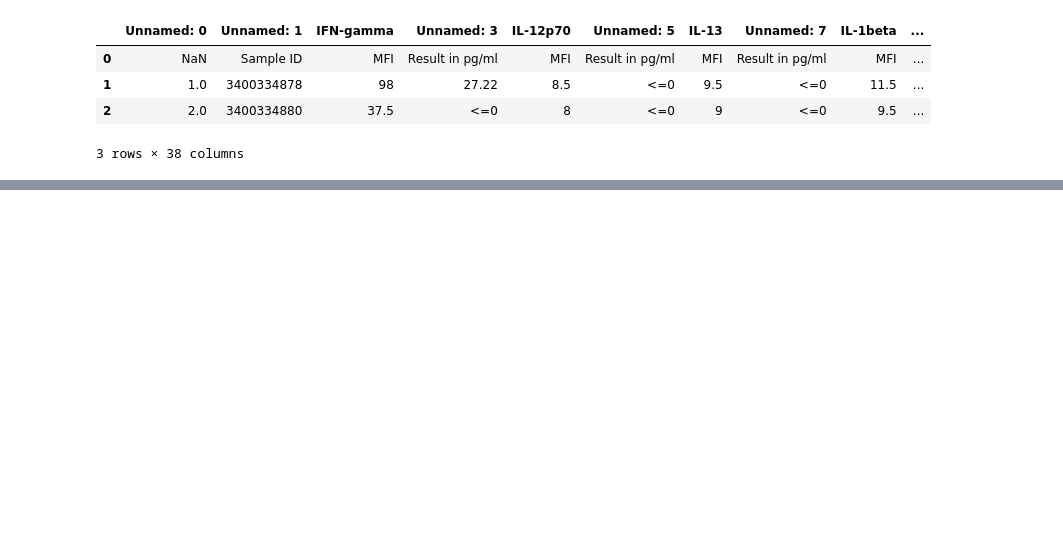
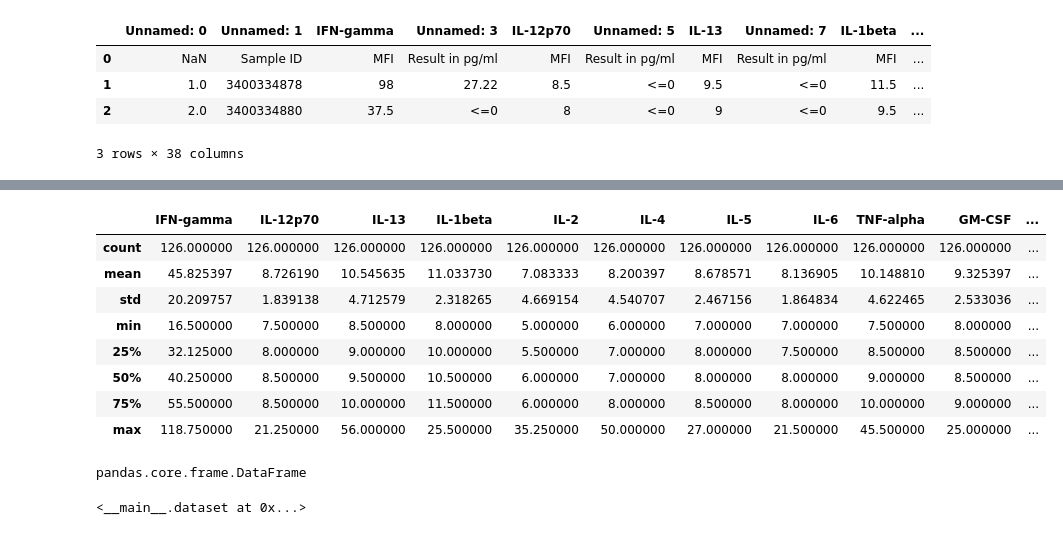
Before and after one commit to ppptrice/DATA440_Project, a Jupyter notebook: test_generate_data.ipynb, the cells around one changed output, grey strips where cells are left out. Saved outputs shown, nothing was run; the diff lists cells and outputs as text; code cells hidden in the pictures; blank space fills up the shorter version.

```diff
--- a/test_generate_data.ipynb
+++ b/test_generate_data.ipynb
@@ -41,0 +47,16 @@ cyto_data.
+# %%
+cyto_data.describe() #able to calculate median, mean, etc. now
+# %% [output]
+|  | IFN-gamma | IL-12p70 | IL-13 | IL-1beta | IL-2 | IL-4 | IL-5 | IL-6 | TNF-alpha | GM-CSF | ... |
+| count | 126.000000 | 126.000000 | 126.000000 | 126.000000 | 126.000000 | 126.000000 | 126.000000 | 126.000000 | 126.000000 | 126.000000 | ... |
+| mean | 45.825397 | 8.726190 | 10.545635 | 11.033730 | 7.083333 | 8.200397 | 8.678571 | 8.136905 | 10.148810 | 9.325397 | ... |
+| std | 20.209757 | 1.839138 | 4.712579 | 2.318265 | 4.669154 | 4.540707 | 2.467156 | 1.864834 | 4.622465 | 2.533036 | ... |
+| min | 16.500000 | 7.500000 | 8.500000 | 8.000000 | 5.000000 | 6.000000 | 7.000000 | 7.000000 | 7.500000 | 8.000000 | ... |
+| 25% | 32.125000 | 8.000000 | 9.000000 | 10.000000 | 5.500000 | 7.000000 | 8.000000 | 7.500000 | 8.500000 | 8.500000 | ... |
+| 50% | 40.250000 | 8.500000 | 9.500000 | 10.500000 | 6.000000 | 7.000000 | 8.000000 | 8.000000 | 9.000000 | 8.500000 | ... |
+| 75% | 55.500000 | 8.500000 | 10.000000 | 11.500000 | 6.000000 | 8.000000 | 8.500000 | 8.000000 | 10.000000 | 9.000000 | ... |
+| max | 118.750000 | 21.250000 | 56.000000 | 25.500000 | 35.250000 | 50.000000 | 27.000000 | 21.500000 | 45.500000 | 25.000000 | ... |
+# %%
+type(cyto_data)
+# %% [output]
+pandas.core.frame.DataFrame
@@ -41,0 +89,5 @@ cyto_data.
+# %%
+dataset_cyto = dataset(cyto_data)
+dataset_cyto
+# %% [output]
+<__main__.dataset at 0x...>
```
Also changed, not shown: parts of 11 cells of this notebook.
